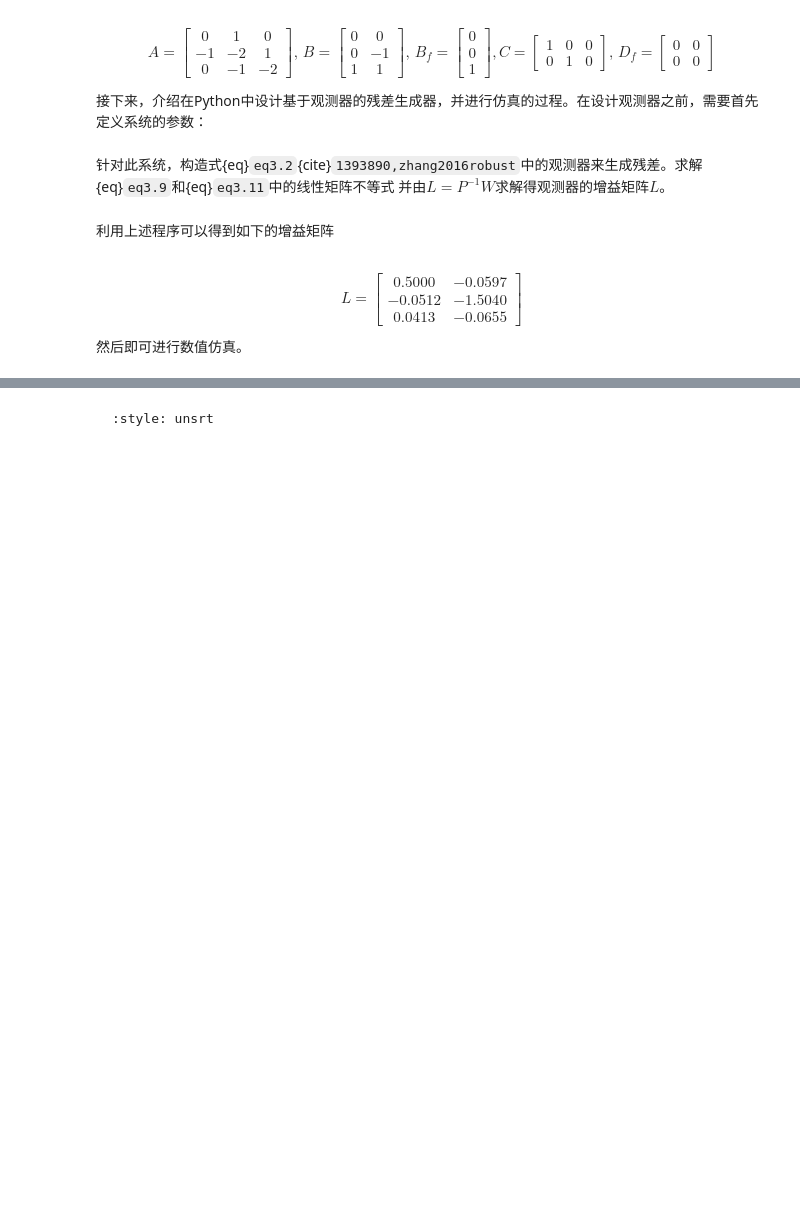
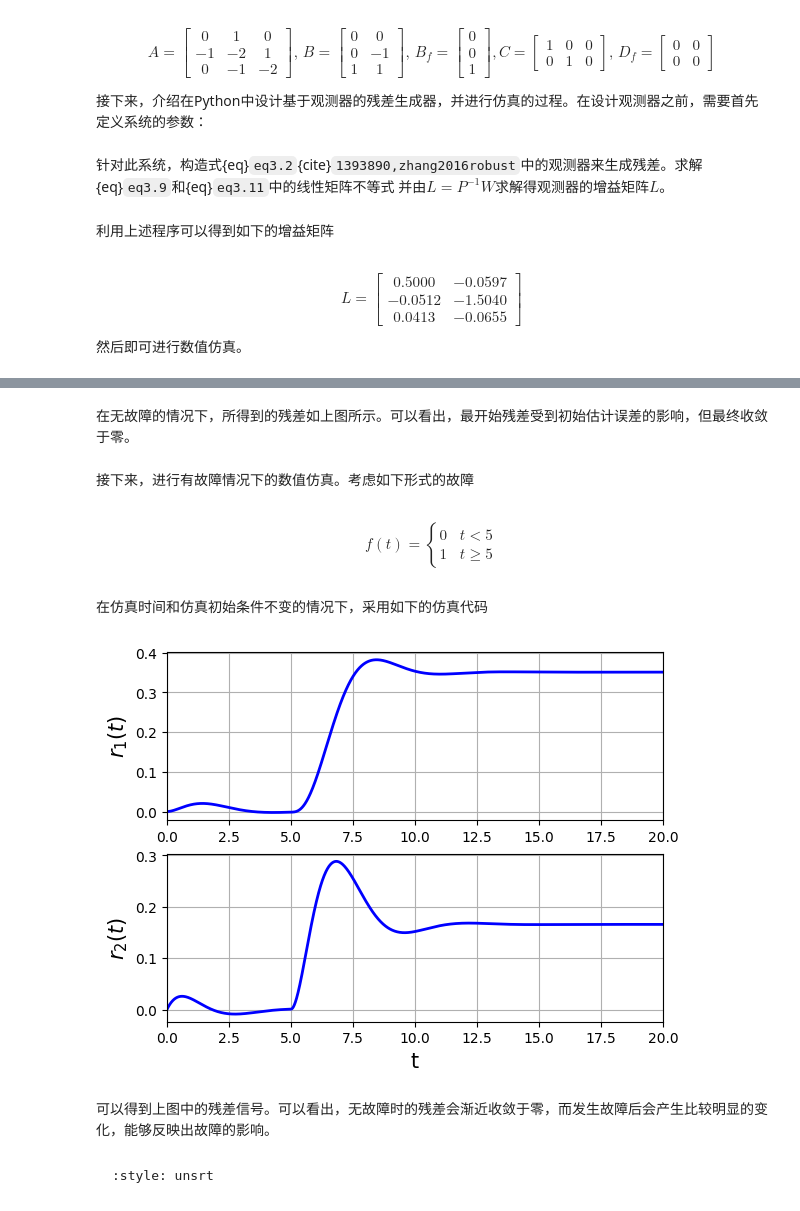
Before and after one commit to An-Yui/FDIBook, a Jupyter notebook: _build/jupyter_execute/Chapter3.ipynb, the cells around one changed output, grey strips where cells are left out. Drawn from its saved outputs; the diff is of its cells as text; code cells hidden in the pictures; blank space fills up the shorter version.

````diff
--- a/_build/jupyter_execute/Chapter3.ipynb
+++ b/_build/jupyter_execute/Chapter3.ipynb
@@ -172,3 +249,45 @@ $$
+# %% [markdown]
+在无故障的情况下，所得到的残差如上图所示。可以看出，最开始残差受到初始估计误差的影响，但最终收敛于零。
+# %% [markdown]
+接下来，进行有故障情况下的数值仿真。考虑如下形式的故障
+# %% [markdown]
+$$
+f(t) =\left\{ \begin{array}{ll}
+0  \, &   \, t< 5 \\
+1  \, &   \, t\geq 5
+\end{array} \right.
+$$
+# %% [markdown]
+在仿真时间和仿真初始条件不变的情况下，采用如下的仿真代码
+# %%
+for k in range(1,Nk):
+    if dt*k > 5:
+        f = 1
+    else:
+        f = 0
+    dx = A@x[:,[k-1]] + B@u[:,[k-1]] + Bf*f
+    x[:,[k]] = x[:,[k-1]] + dx*dt
+    y[:,[k]] = C@x[:,[k]]
+    dxhat = A@xhat[:,[k-1]] + L@(y[:,[k-1]] - C@xhat[:,[k-1]])
+    xhat[:,[k]] = xhat[:,[k-1]] + dxhat*dt
+    r[:,[k]] = y[:,[k]] - C@xhat[:,[k]]
+
+plt.figure()
+plt.subplot(211)
+plt.plot(tspan,r[[0],:].T,'b', linewidth=2)
+plt.xlim([0,20])
+plt.ylabel('$r_1(t)$', fontsize=15)
+plt.grid()
+plt.subplot(212)
+plt.plot(tspan,r[[1],:].T,'b', linewidth=2)
+plt.xlim([0,20])
+plt.xlabel('t', fontsize=15)
+plt.ylabel('$r_2(t)$', fontsize=15)
+plt.grid()
+# %% [output]
+[figure, added]
+# %% [markdown]
+可以得到上图中的残差信号。可以看出，无故障时的残差会渐近收敛于零，而发生故障后会产生比较明显的变化，能够反映出故障的影响。
 # %% [markdown]
 ```{bibliography}
 :style: unsrt
````
Also changed, not shown: parts of 13 cells of this notebook, 10 other files.
